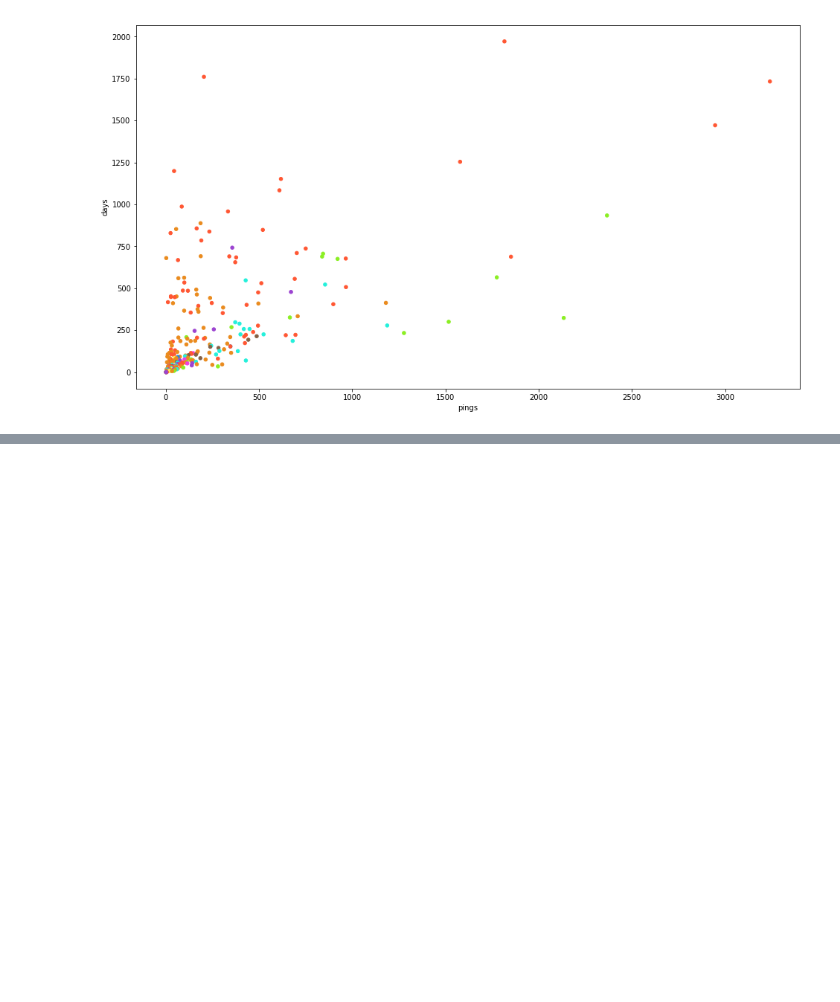
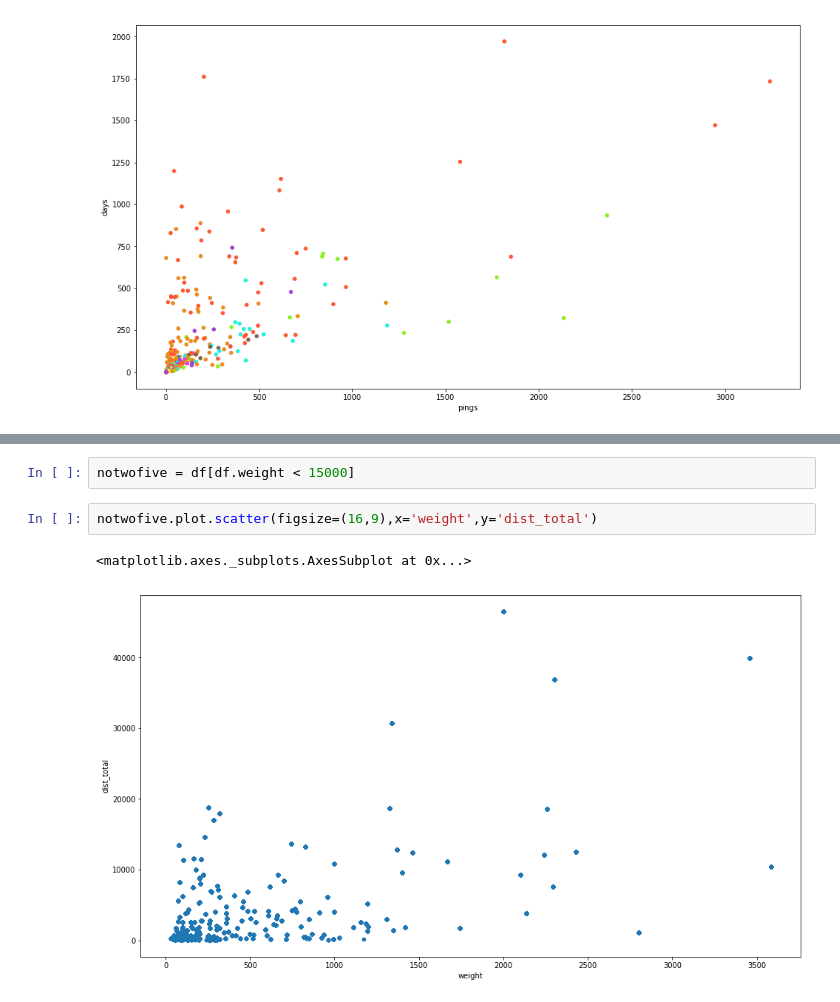
Before and after one commit to elsharkk/ocearch, a Jupyter notebook: 2. Intermediate Challenge.ipynb, the cells around one changed output, grey strips where cells are left out. Cells and saved outputs as stored; diff of their text form; blank space fills up the shorter version.

```diff
--- a/2. Intermediate Challenge.ipynb
+++ b/2. Intermediate Challenge.ipynb
@@ -290,0 +301,7 @@ longestpinging.plot.scatter(figsize=(16,9),x='pings',y='days',color=longestpingi
+# %%
+notwofive = df[df.weight < 15000]
+# %%
+notwofive.plot.scatter(figsize=(16,9),x='weight',y='dist_total')
+# %% [output]
+<matplotlib.axes._subplots.AxesSubplot at 0x...>
+[figure, added]
```
Also changed, not shown: parts of 3 cells of this notebook, 2 other files.
